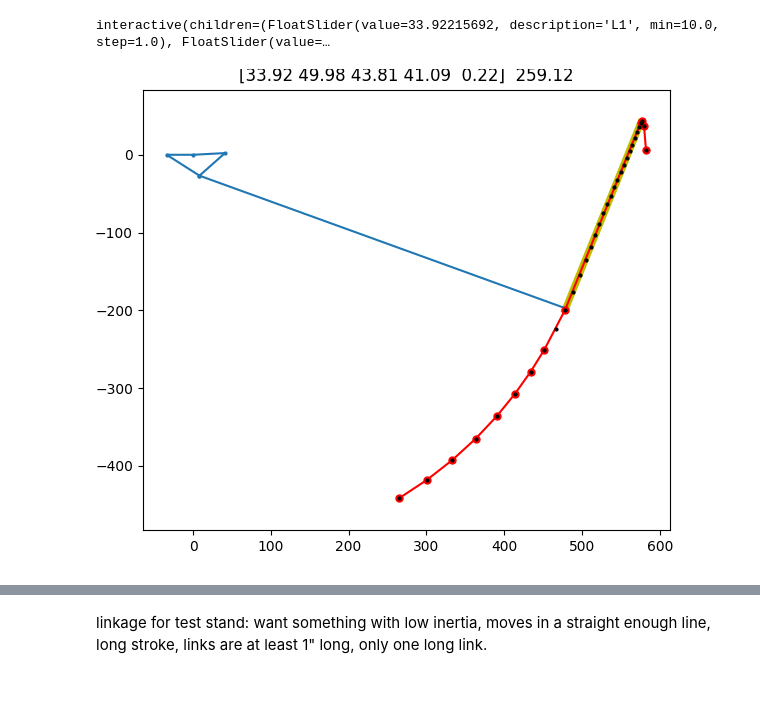
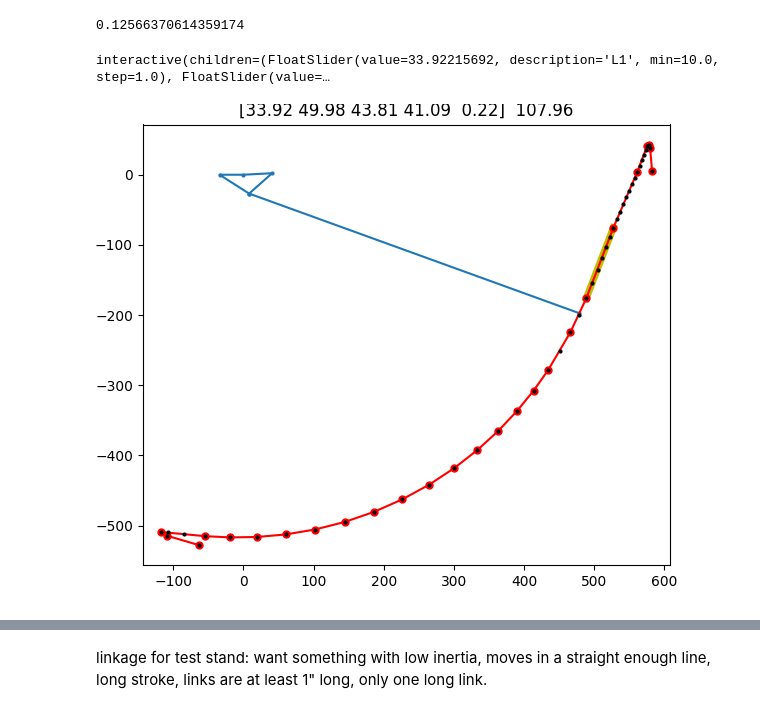
Before and after one commit to NovelMobileRobotsLab/pinto-squirrel, a Jupyter notebook: lambda.ipynb, the cells around one changed output, grey strips where cells are left out. Cells and saved outputs as stored; diff of their text form; code cells hidden in the pictures.

```diff
--- a/lambda.ipynb
+++ b/lambda.ipynb
@@ -42,6 +42,8 @@ def get_endpt(dims, theta1, guess):
 
 def get_path(dims, npts, guess, TR_cutoff):
     theta1_range = np.linspace(0, 2*pi, npts)
+    dtheta = 2*pi/npts
+    print(dtheta)
     path = []
     sols = []
 
@@ -58,7 +60,7 @@ def get_path(dims, npts, guess, TR_cutoff):
     last_p5 = path[start_i]
     while start_i > 0:
         p5 = path[start_i]
-        if np.linalg.norm(p5 - last_p5) > TR_cutoff:
+        if np.linalg.norm(p5 - last_p5) > TR_cutoff*dtheta*500:
             break
         last_p5 = p5
         start_i -= 1
@@ -66,7 +68,7 @@ def get_path(dims, npts, guess, TR_cutoff):
     last_p5 = path[end_i]
     while end_i < npts:
         p5 = path[end_i]
-        if np.linalg.norm(p5 - last_p5) > TR_cutoff:
+        if np.linalg.norm(p5 - last_p5) > TR_cutoff*dtheta*500:
             break
         last_p5 = p5
         end_i += 1
@@ -128,12 +130,16 @@ def longest_segment_length(points):
 # dims_0 = (29, 49, 39, 40, 500, 0)
 # dims_0 = [32.51951006, 49.95192839, 40.09426508, 42.3469301 , -0.0244356 ]
 # dims_0 = [32.16050325, 49.71386295, 40.89005164, 41.03462869,  0.22314399]
-dims_0 = [33.92215692, 49.9849175 , 43.80526204, 41.08831024,  0.21996161]
+
+
+dims_0 = [33.92215692, 49.9849175 , 43.80526204, 41.08831024,  0.21996161] #precise
+# dims_0 = [32, 45 , 40, 40,  0.21996161] #round to nearest multiple of 8
 
 L5=500
 npts = 50
 epsilon_0 = 1
-TR_cutoff_0 = 42
+# TR_cutoff_0 = 42
+TR_cutoff_0 = 0.71
 
 guess_0 = np.array([-0.37, 0.93, 0.47, -0.88]) #almost 400mm test stand
 guess = guess_0
@@ -168,36 +174,37 @@ def update(
     theta5=FloatSlider(min=0, max=2*pi, step=0.1, value=dims_0[4]),
     theta1_vis=IntSlider(min=0, max=npts-1, step=1, value=npts/2),
     epsilon=FloatSlider(min=0, max=5, step=0.1, value=epsilon_0),
-    TR_cutoff=FloatSlider(min=0, max=100, step=0.1, value=TR_cutoff_0)
+    TR_cutoff=FloatSlider(min=0, max=2, step=0.01, value=TR_cutoff_0)
     ):
     # dims = (L1, L2, L3, L4, theta5)
     dims = dims_0
 
     path, sols = get_path(dims, npts, guess, TR_cutoff)
     if len(path) < 2:
         return
 
     links = get_links(dims, sols, theta1_vis)
     path_simp = douglas_peucker(path, epsilon)
 
     max_length, max_indexes = longest_segment_length(path_simp)
     ax.set_title(f"{np.round(dims, 2)}  {round(max_length,2)}")
 
     path_pts.set_data((path[:,0], path[:,1]))
     link_pts.set_data((links[:,0], links[:,1]))
     simp_pts.set_data((path_simp[:,0], path_simp[:,1]))
     max_pts.set_data((path_simp[max_indexes[0]:max_indexes[1]+1,0], path_simp[max_indexes[0]:max_indexes[1]+1,1]))
 
     fig.canvas.draw_idle()
     ax.relim()
     ax.autoscale_view(True,True,True)
 
 
 
 _ = interact(update)
 # %% [output]
-interactive(children=(FloatSlider(value=33.92215692, description='L1', min=10.0, step=1.0), FloatSlider(value=…
+0.12566370614359174
+interactive(children=(FloatSlider(value=33.92215692, description='L1', min=10.0, step=1.0), FloatSlider(value=…
-[figure, old version]
+[figure, new version]
 # %%
 def douglas_peucker(points, epsilon):
     if len(points) <= 2:
```
Also changed, not shown: parts of 1 cell of this notebook.
